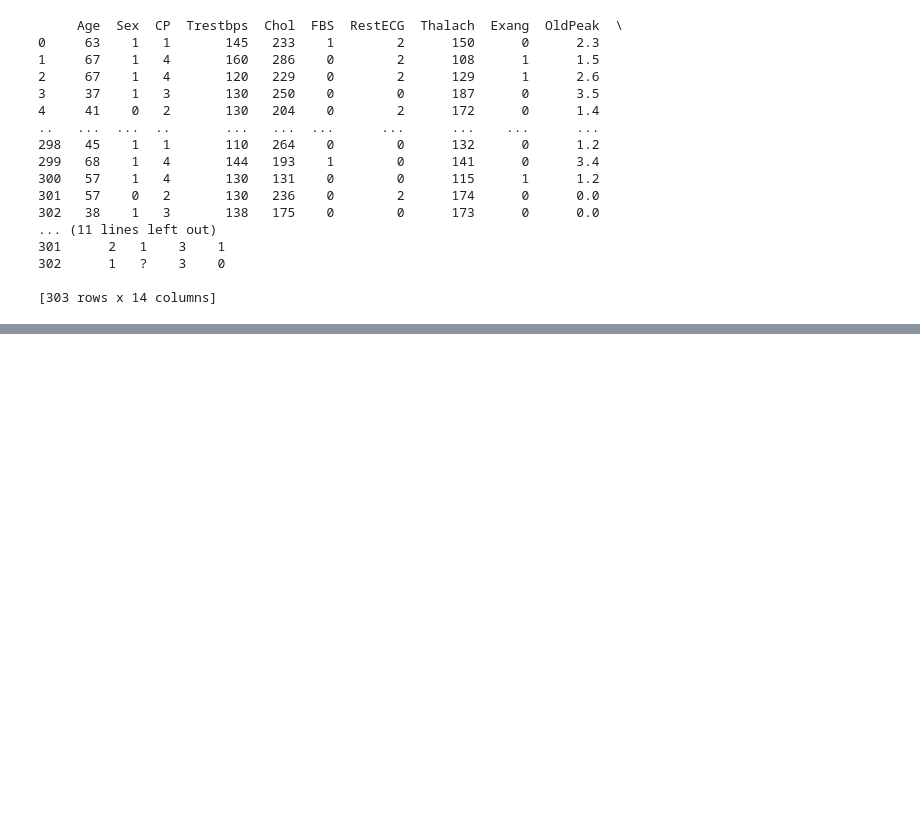
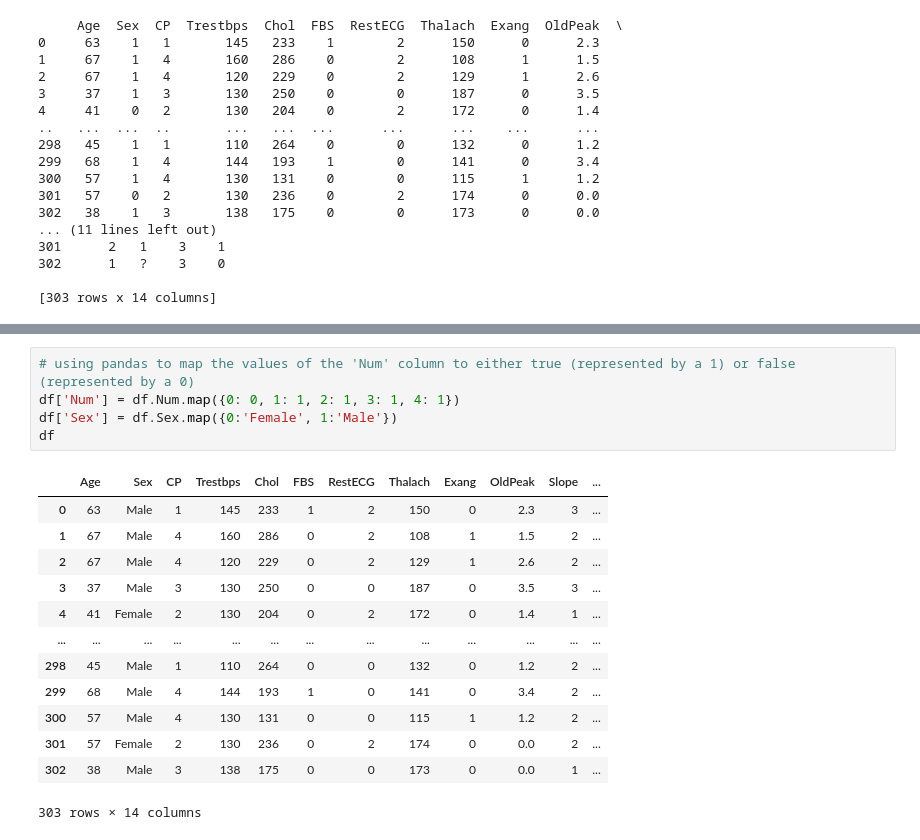
Before and after one commit to sinduff/MLS_Assign, a Jupyter notebook: Scikit-learn.ipynb, the cells around one changed output, grey strips where cells are left out. Drawn from its saved outputs; the diff is of its cells as text; blank space fills up the shorter version.

```diff
--- a/Scikit-learn.ipynb
+++ b/Scikit-learn.ipynb
@@ -130,0 +183,19 @@ df.describe()
+# %%
+# using pandas to map the values of the 'Num' column to either true (represented by a 1) or false (represented by a 0)
+df['Num'] = df.Num.map({0: 0, 1: 1, 2: 1, 3: 1, 4: 1})
+df['Sex'] = df.Sex.map({0:'Female', 1:'Male'})
+df
+# %% [output]
+|  | Age | Sex | CP | Trestbps | Chol | FBS | RestECG | Thalach | Exang | OldPeak | Slope | ... |
+| 0 | 63 | Male | 1 | 145 | 233 | 1 | 2 | 150 | 0 | 2.3 | 3 | ... |
+| 1 | 67 | Male | 4 | 160 | 286 | 0 | 2 | 108 | 1 | 1.5 | 2 | ... |
+| 2 | 67 | Male | 4 | 120 | 229 | 0 | 2 | 129 | 1 | 2.6 | 2 | ... |
+| 3 | 37 | Male | 3 | 130 | 250 | 0 | 0 | 187 | 0 | 3.5 | 3 | ... |
+| 4 | 41 | Female | 2 | 130 | 204 | 0 | 2 | 172 | 0 | 1.4 | 1 | ... |
+| ... | ... | ... | ... | ... | ... | ... | ... | ... | ... | ... | ... | ... |
+| 298 | 45 | Male | 1 | 110 | 264 | 0 | 0 | 132 | 0 | 1.2 | 2 | ... |
+| 299 | 68 | Male | 4 | 144 | 193 | 1 | 0 | 141 | 0 | 3.4 | 2 | ... |
+| 300 | 57 | Male | 4 | 130 | 131 | 0 | 0 | 115 | 1 | 1.2 | 2 | ... |
+| 301 | 57 | Female | 2 | 130 | 236 | 0 | 2 | 174 | 0 | 0.0 | 2 | ... |
+| 302 | 38 | Male | 3 | 138 | 175 | 0 | 0 | 173 | 0 | 0.0 | 1 | ... |
+303 rows × 14 columns
```
Also changed, not shown: parts of 13 cells of this notebook.
